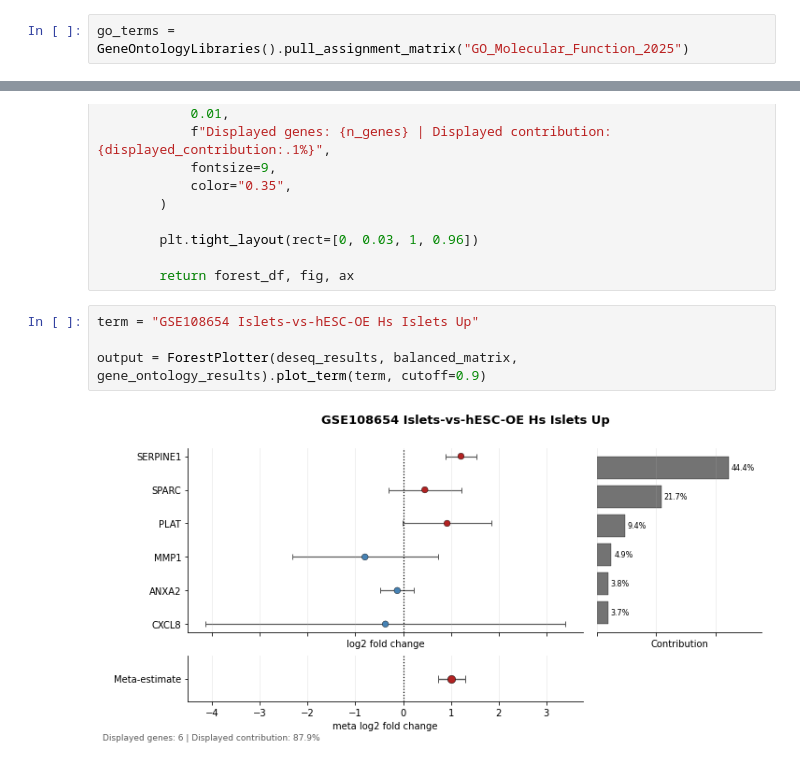
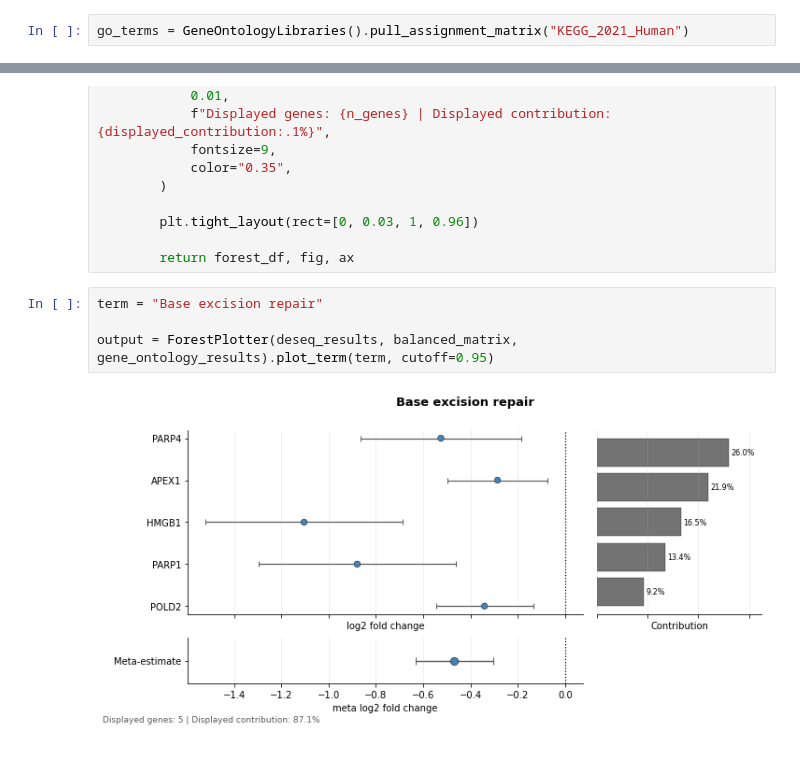
Before and after one commit to jhaberbe/meta-estimators-go-term-enrichment, a Jupyter notebook: notebook/creating-classes.ipynb, the cells around one changed output, grey strips where cells are left out. Cells and saved outputs as stored; diff of their text form.

```diff
--- a/notebook/creating-classes.ipynb
+++ b/notebook/creating-classes.ipynb
@@ -43,7 +44,7 @@ class GeneOntologyLibraries:
         # Fill the assignment matrix
         return pd.DataFrame({k: {f: 1 for f in v} for k, v in library.items()}).fillna(0)
 # %%
-go_terms = GeneOntologyLibraries().pull_assignment_matrix("GO_Molecular_Function_2025")
+go_terms = GeneOntologyLibraries().pull_assignment_matrix("KEGG_2021_Human")
 # %% [markdown]
 # Reweighting via IPF
 # %%
@@ -406,8 +397,8 @@ class ForestPlotter:
 
         return forest_df, fig, ax
 # %%
-term = "GSE108654 Islets-vs-hESC-OE Hs Islets Up"
+term = "Base excision repair"
 
-output = ForestPlotter(deseq_results, balanced_matrix, gene_ontology_results).plot_term(term, cutoff=0.9)
+output = ForestPlotter(deseq_results, balanced_matrix, gene_ontology_results).plot_term(term, cutoff=0.95)
 # %% [output]
-[figure, old version]
+[figure, new version]
```
Also changed, not shown: parts of 4 cells of this notebook, 9 other files.
